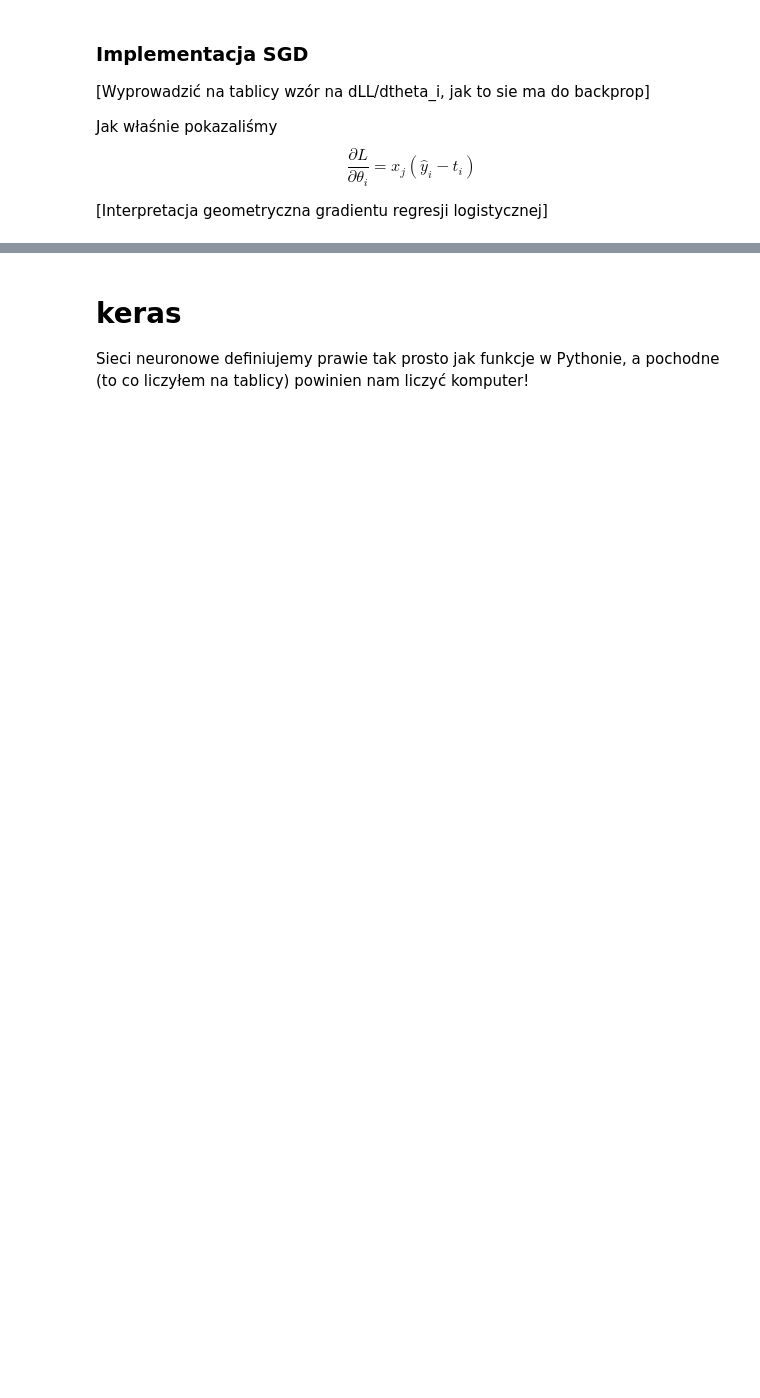
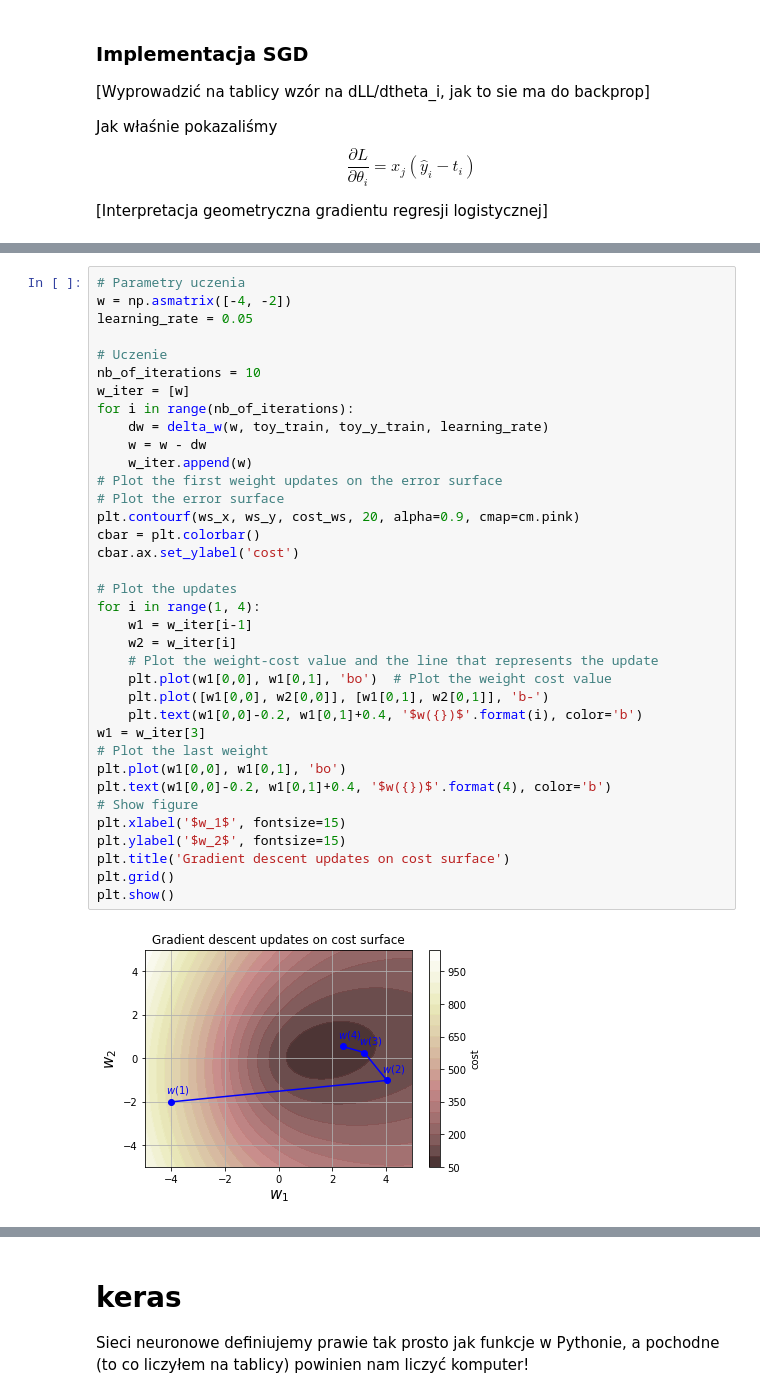
Before and after one commit to ociepkam/ml, a Jupyter notebook: L9.ipynb, the cells around one changed output, grey strips where cells are left out. Saved outputs shown, nothing was run; the diff lists cells and outputs as text; blank space fills up the shorter version.

```diff
--- a/L9.ipynb
+++ b/L9.ipynb
@@ -234,0 +248,38 @@ plt.show()
+# %%
+# Parametry uczenia
+w = np.asmatrix([-4, -2])
+learning_rate = 0.05
+
+# Uczenie
+nb_of_iterations = 10
+w_iter = [w]
+for i in range(nb_of_iterations):
+    dw = delta_w(w, toy_train, toy_y_train, learning_rate)
+    w = w - dw
+    w_iter.append(w)
+# Plot the first weight updates on the error surface
+# Plot the error surface
+plt.contourf(ws_x, ws_y, cost_ws, 20, alpha=0.9, cmap=cm.pink)
+cbar = plt.colorbar()
+cbar.ax.set_ylabel('cost')
+
+# Plot the updates
+for i in range(1, 4):
+    w1 = w_iter[i-1]
+    w2 = w_iter[i]
+    # Plot the weight-cost value and the line that represents the update
+    plt.plot(w1[0,0], w1[0,1], 'bo')  # Plot the weight cost value
+    plt.plot([w1[0,0], w2[0,0]], [w1[0,1], w2[0,1]], 'b-')
+    plt.text(w1[0,0]-0.2, w1[0,1]+0.4, '$w({})$'.format(i), color='b')
+w1 = w_iter[3]
+# Plot the last weight
+plt.plot(w1[0,0], w1[0,1], 'bo')
+plt.text(w1[0,0]-0.2, w1[0,1]+0.4, '$w({})$'.format(4), color='b')
+# Show figure
+plt.xlabel('$w_1$', fontsize=15)
+plt.ylabel('$w_2$', fontsize=15)
+plt.title('Gradient descent updates on cost surface')
+plt.grid()
+plt.show()
+# %% [output]
+[figure, added]
```
Also changed, not shown: parts of 44 cells of this notebook.
